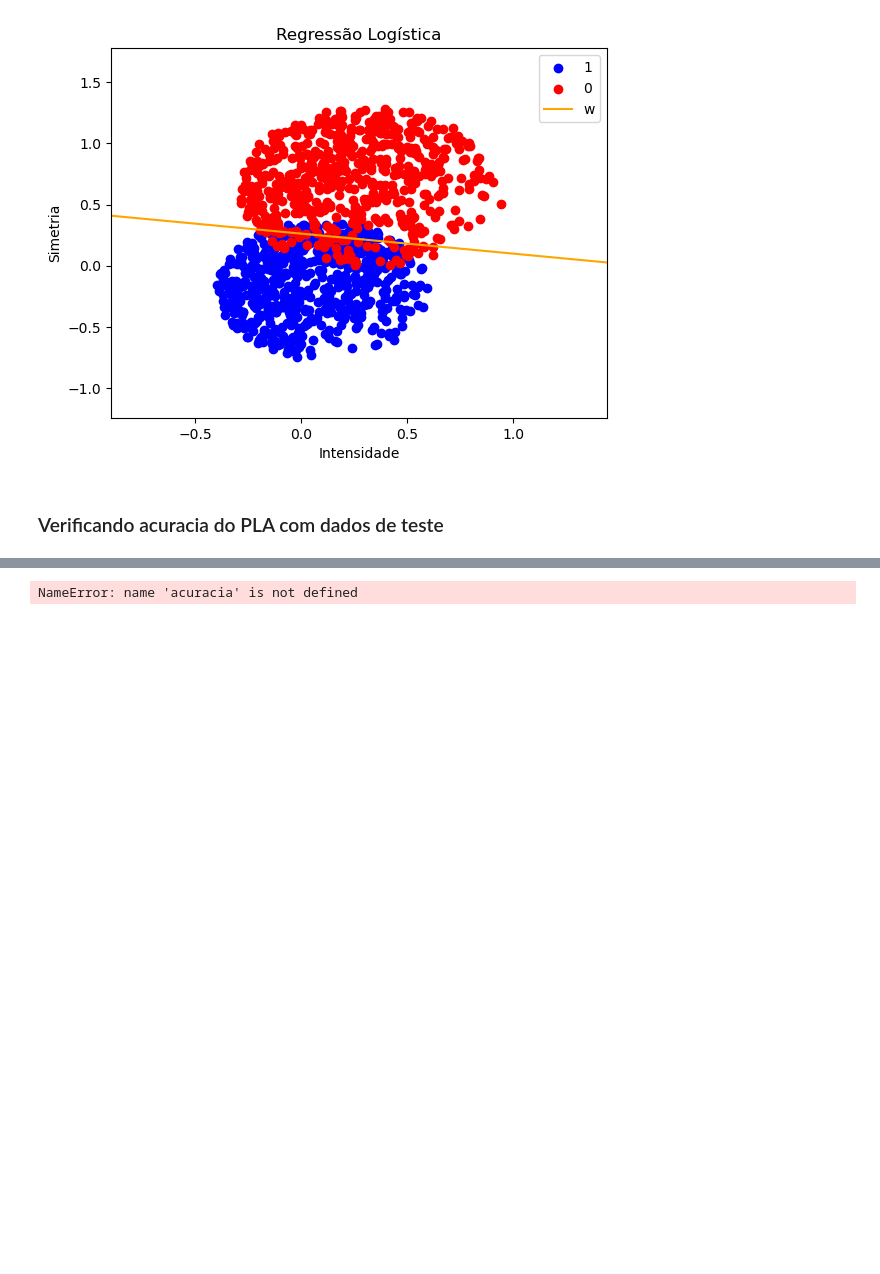
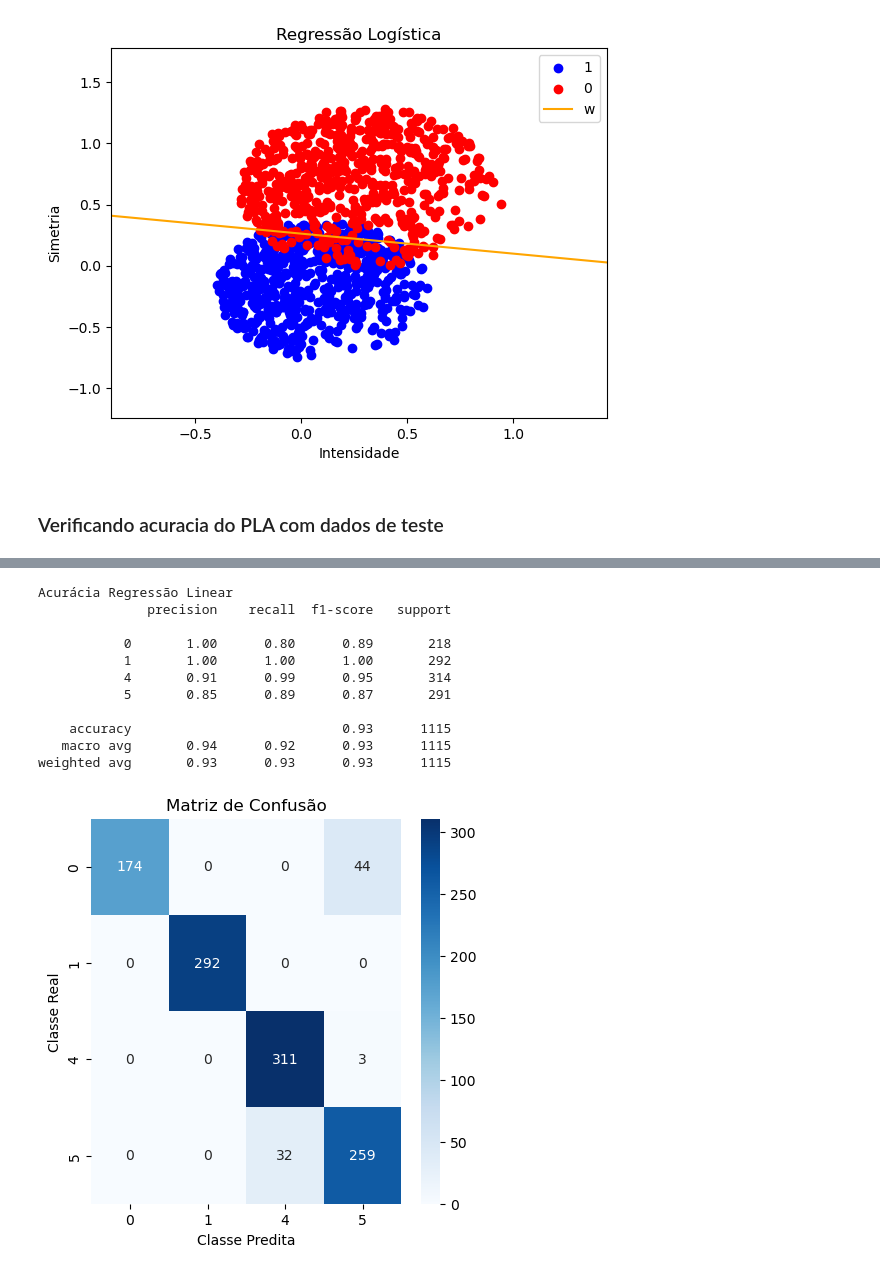
Before and after one commit to ivoaraujo17/Machine_Learning_Project_1, a Jupyter notebook: todos_vs_todos.ipynb, the cells around one changed output, grey strips where cells are left out. Cells and saved outputs as stored; diff of their text form; code cells hidden in the pictures; blank space fills up the shorter version.

```diff
--- a/todos_vs_todos.ipynb
+++ b/todos_vs_todos.ipynb
@@ -134,21 +149,32 @@ y_predict = np.array(y_predict)
 # %%
 # um contra todos usando regressão linear
 y_predict = []
 for imagem in X_test:
     if modelos_rlin[0].predict(imagem) == 1:
         y_predict.append(0)
     elif modelos_rlin[1].predict(imagem) == 1:
         y_predict.append(1)
     elif modelos_rlin[2].predict(imagem) == 1:
         y_predict.append(4)
     else:
         y_predict.append(5)
 
 y_predict = np.array(y_predict)
 
-print("Acurácia regressão linear: ", acuracia(y_test, y_predict))
+modelos_rlin[0].acuracia(y_test, y_predict, ['0', '1', '4', '5'])
 # %% [output]
-NameError: name 'acuracia' is not defined
+Acurácia Regressão Linear
+              precision    recall  f1-score   support
+
+           0       1.00      0.80      0.89       218
+           1       1.00      1.00      1.00       292
+           4       0.91      0.99      0.95       314
+           5       0.85      0.89      0.87       291
+
+    accuracy                           0.93      1115
+   macro avg       0.94      0.92      0.93      1115
+weighted avg       0.93      0.93      0.93      1115
+[figure, added]
 # %%
 # um contra todos usando regressão logística
 y_predict = []
```
Also changed, not shown: parts of 4 cells of this notebook, 9 other files.
